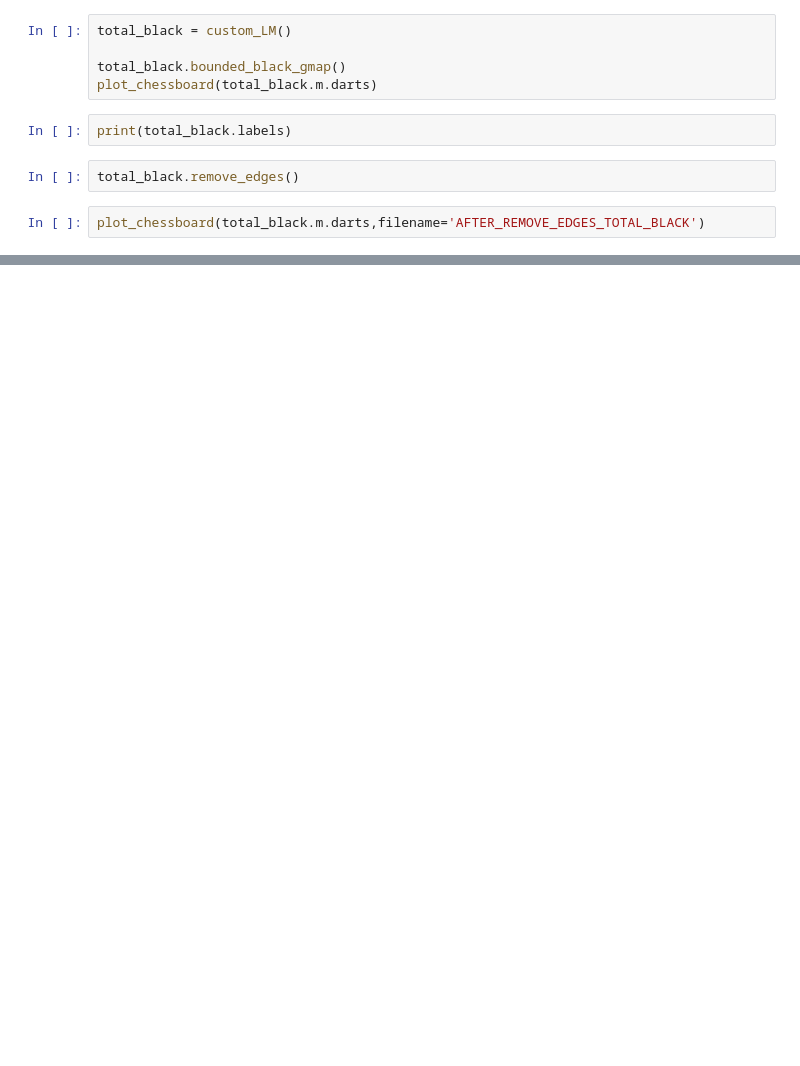
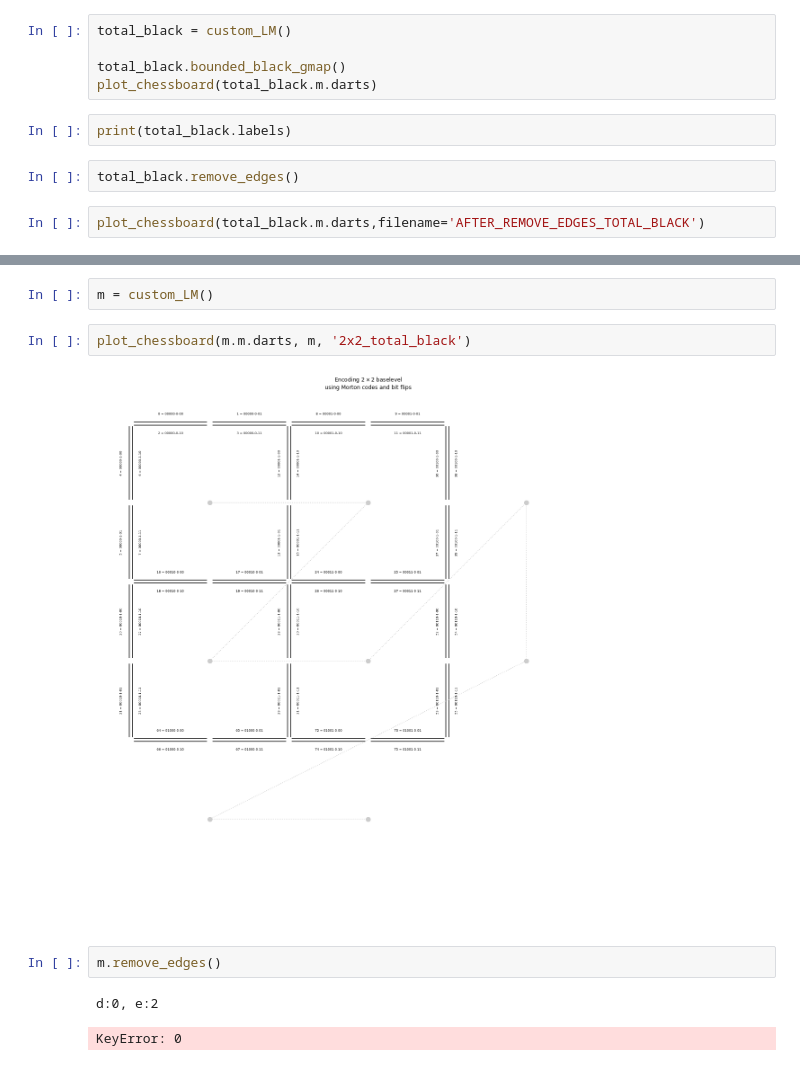
Before and after one commit to napolanocarmine/Thesis_Project, a Jupyter notebook: test_label_map.ipynb, the cells around one changed output, grey strips where cells are left out. Drawn from its saved outputs; the diff is of its cells as text; blank space fills up the shorter version.

```diff
--- a/test_label_map.ipynb
+++ b/test_label_map.ipynb
@@ -104,0 +158,11 @@ plot_chessboard(D, from_image, 'FROM_IMAGE_CUSTOM_LABELS')
+# %%
+m = custom_LM()
+# %%
+plot_chessboard(m.m.darts, m, '2x2_total_black')
+# %% [output]
+[figure, added]
+# %%
+m.remove_edges()
+# %% [output]
+d:0, e:2
+KeyError: 0
```
Also changed, not shown: parts of 9 cells of this notebook, 15 other files.
